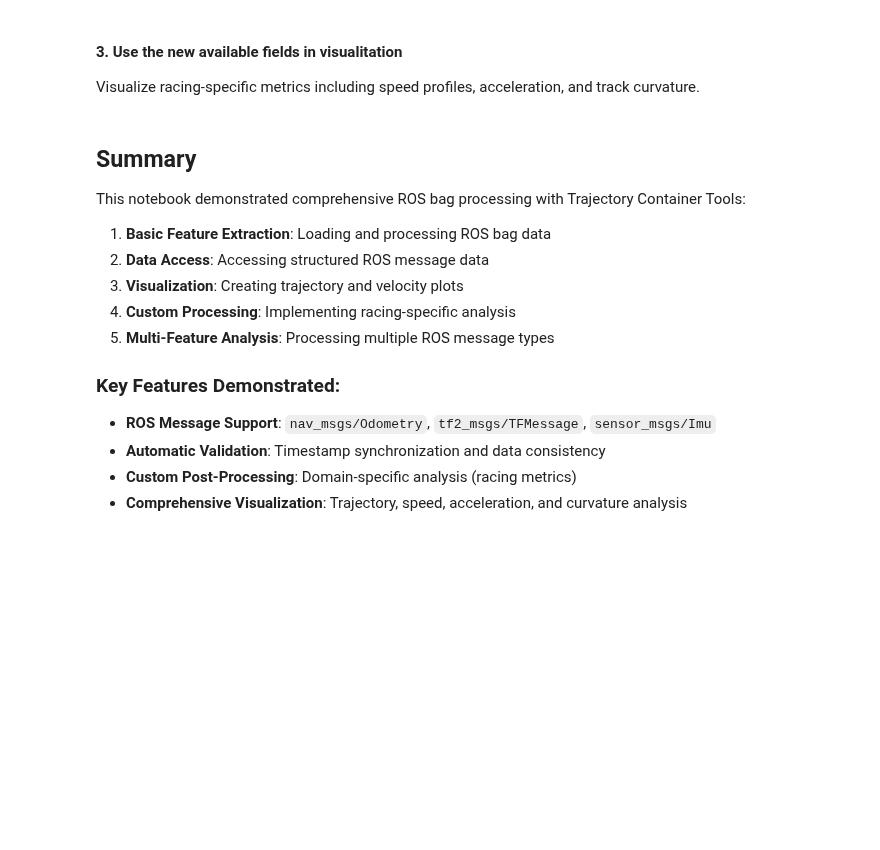
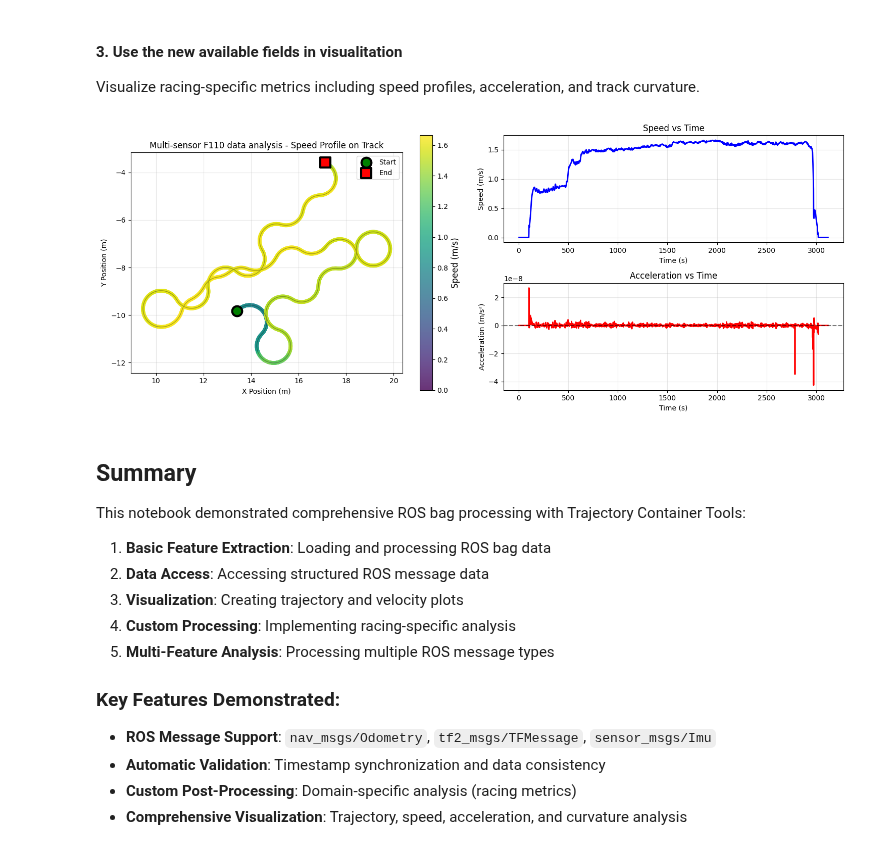
Before and after one commit to norlab-ulaval/trajectory-container-tools, a Jupyter notebook: notebooks/rosbag_usage_example.ipynb, the cells around one changed output. Drawn from its saved outputs; the diff is of its cells as text; code cells hidden in the pictures; blank space fills up the shorter version.

```diff
--- a/notebooks/rosbag_usage_example.ipynb
+++ b/notebooks/rosbag_usage_example.ipynb
@@ -222,6 +354,8 @@ Create custom feature classes with specialized post-processing
 
 #### 1. Extend `NavMsgsOdometry` with `post_init_feature_callback` override
 # %%
+from dataclasses import field
+
 @dataclass
 class RacingOdometryAnalysis(NavMsgsOdometry):
     """Custom odometry analysis for racing applications."""
@@ -231,32 +365,32 @@ class RacingOdometryAnalysis(NavMsgsOdometry):
 
         if feature_name == "pose":
             # Calculate trajectory metrics when position data is processed
-            x = self.get_dynamic_field("pose.pose.position.x")
-            y = self.get_dynamic_field("pose.pose.position.y")
+            x = self.get_dynamic_attribute("pose.pose.position.x")
+            y = self.get_dynamic_attribute("pose.pose.position.y")
 
             # Calculate path length
             dx = np.diff(x)
             dy = np.diff(y)
             segment_lengths = np.sqrt(dx ** 2 + dy ** 2)
             path_length = np.sum(segment_lengths)
-            self.set_dynamic_field('path_length', path_length)
+            self.set_dynamic_attribute('path_length', path_length)
 
         elif feature_name == "twist":
             # Calculate acceleration when velocity data is processed
-            _vel_x = self.get_dynamic_field("twist.twist.linear.x")
-            _vel_y = self.get_dynamic_field("twist.twist.linear.y")
+            _vel_x = self.get_dynamic_attribute("twist.twist.linear.x")
+            _vel_y = self.get_dynamic_attribute("twist.twist.linear.y")
 
             # Calculate speed and acceleration
             _speed = np.sqrt(_vel_x ** 2 + _vel_y ** 2)
-            self.set_dynamic_field('speed', _speed)
+            self.set_dynamic_attribute('speed', _speed)
 
             if len(self.header.timestamps) > 1:
                 dt = self.header.timestamps.delta_stamps
                 acceleration = np.diff(_speed) / dt[1:]
                 # Pad to match length
-                self.set_dynamic_field('acceleration', np.concatenate([[0], acceleration]))
+                self.set_dynamic_attribute('acceleration', np.concatenate([[0], acceleration]))
             else:
-                self.set_dynamic_field('acceleration', np.zeros_like(_speed))
+                self.set_dynamic_attribute('acceleration', np.zeros_like(_speed))
 
         return None
 # %% [markdown]
@@ -272,6 +406,7 @@ multi_features_config = {
 
 multi_data = tct.extractor.from_rosbag(rosbag_path, dataset_info="Multi-sensor F110 data analysis",
                                        features_config=multi_features_config, start=None,
-                                       stop=None)
+                                       stop=None,
+                                       chunk_on="/teleop")
 
 print(multi_data)
@@ -298,9 +467,8 @@ def plot_racing_analysis(racing_data, title: str = "Racing Performance Analysis"
     ax1 = fig.add_subplot(gs[:, 0])
     x = odom.pose.pose.position.x
     y = odom.pose.pose.position.y
-    _speed = odom.speed
 
-    scatter = ax1.scatter(x, y, c=_speed, cmap='viridis', s=20, alpha=0.8)
+    scatter = ax1.scatter(x, y, c=odom.speed, cmap='viridis', s=20, alpha=0.8)
     ax1.plot(x, y, 'k-', alpha=0.3, linewidth=1)
     ax1.scatter(x[0], y[0], color='green', s=200, marker='o',
                 label='Start', edgecolor='black', linewidth=3, zorder=5)
@@ -312,34 +480,36 @@ def plot_racing_analysis(racing_data, title: str = "Racing Performance Analysis"
     ax1.set_xlabel('X Position (m)')
     ax1.set_ylabel('Y Position (m)')
     ax1.set_title(f'{title} - Speed Profile on Track')
     ax1.legend()
     ax1.grid(True, alpha=0.3)
     ax1.set_aspect('equal')
 
     # 2. Speed vs time
     ax2 = fig.add_subplot(gs[0, 1])
-    ax2.plot(odom.timesteps_indices, _speed, 'b-', linewidth=2)
+    ax2.plot(odom.timesteps_indices, odom.speed, 'b-', linewidth=2)
     ax2.set_xlabel('Time (s)')
     ax2.set_ylabel('Speed (m/s)')
     ax2.set_title('Speed vs Time')
     ax2.grid(True, alpha=0.3)
 
     # 3. Acceleration vs time
     ax3 = fig.add_subplot(gs[1, 1])
     ax3.plot(odom.timesteps_indices, odom.acceleration, 'r-', linewidth=2)
     ax3.axhline(y=0, color='k', linestyle='--', alpha=0.5)
     ax3.set_xlabel('Time (s)')
     ax3.set_ylabel('Acceleration (m/s²)')
     ax3.set_title('Acceleration vs Time')
     ax3.grid(True, alpha=0.3)
 
     plt.tight_layout()
     return fig
 
 
 # Create racing analysis visualization
 plot_racing_analysis(multi_data, multi_data.dataset_info)
 plt.show()
+# %% [output]
+[figure, added]
 # %% [markdown]
 ## Summary
 
```
Also changed, not shown: parts of 12 cells of this notebook, 39 other files.
